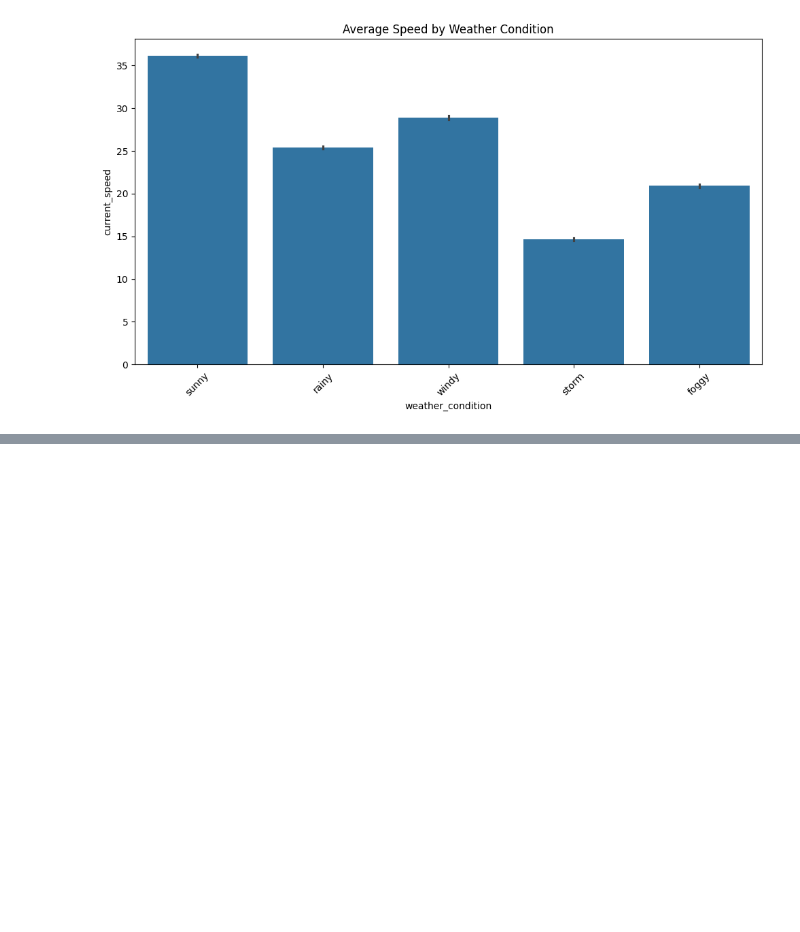
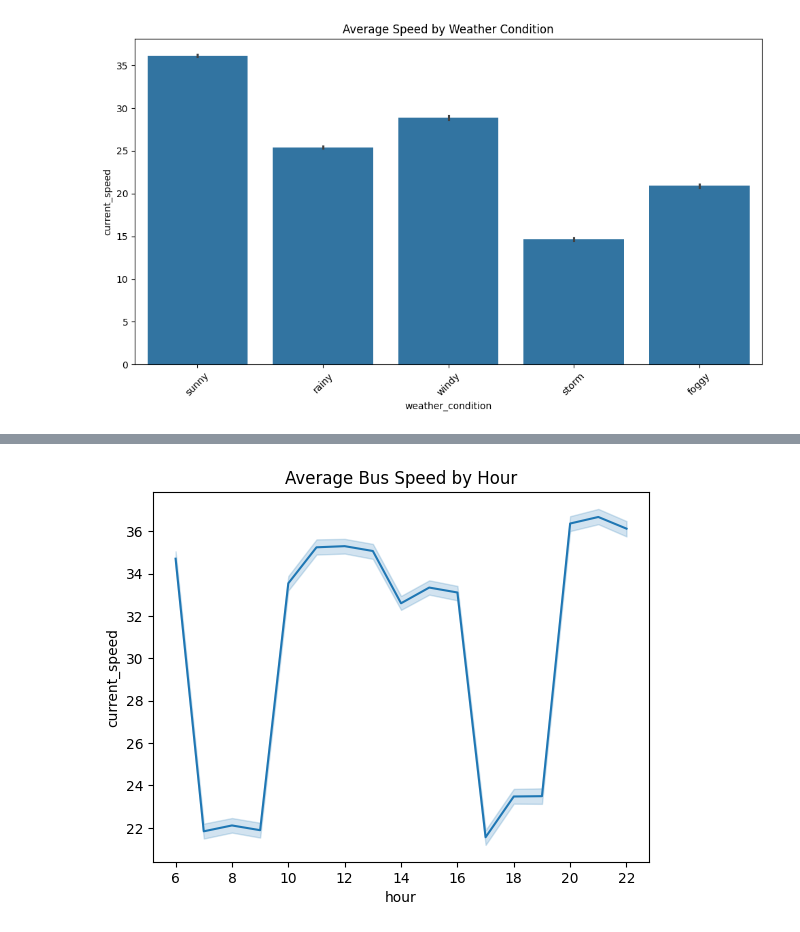
Before and after one commit to imjhanC/FYP-ETA-bus, a Jupyter notebook: 28-2-2025/test1.ipynb, the cells around one changed output, grey strips where cells are left out. Saved outputs shown, nothing was run; the diff lists cells and outputs as text; code cells hidden in the pictures; blank space fills up the shorter version.

```diff
--- a/28-2-2025/test1.ipynb
+++ b/28-2-2025/test1.ipynb
@@ -321,0 +344,8 @@ print(route_analysis)
+# %%
+# Time-based trends: Bus speed over time
+df['hour'] = df['timestamp'].dt.hour
+sns.lineplot(x='hour', y='current_speed', data=df)
+plt.title("Average Bus Speed by Hour")
+plt.show()
+# %% [output]
+[figure, added]
```
Also changed, not shown: parts of 22 cells of this notebook, 8 other files.
